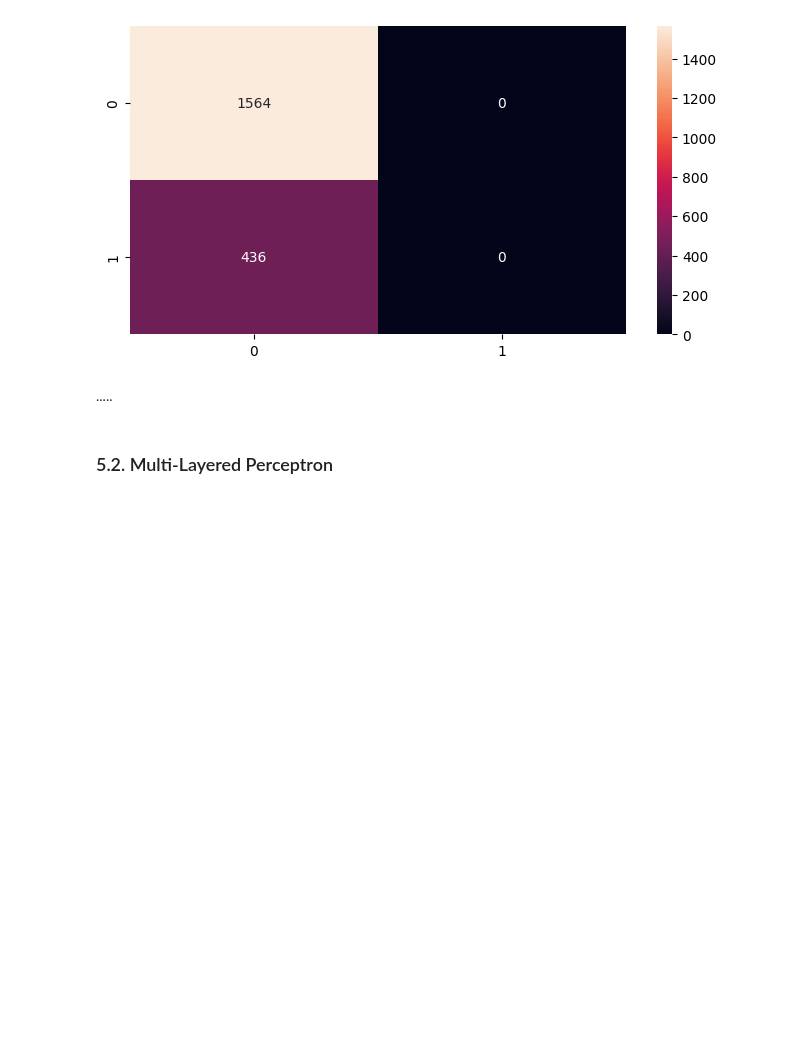
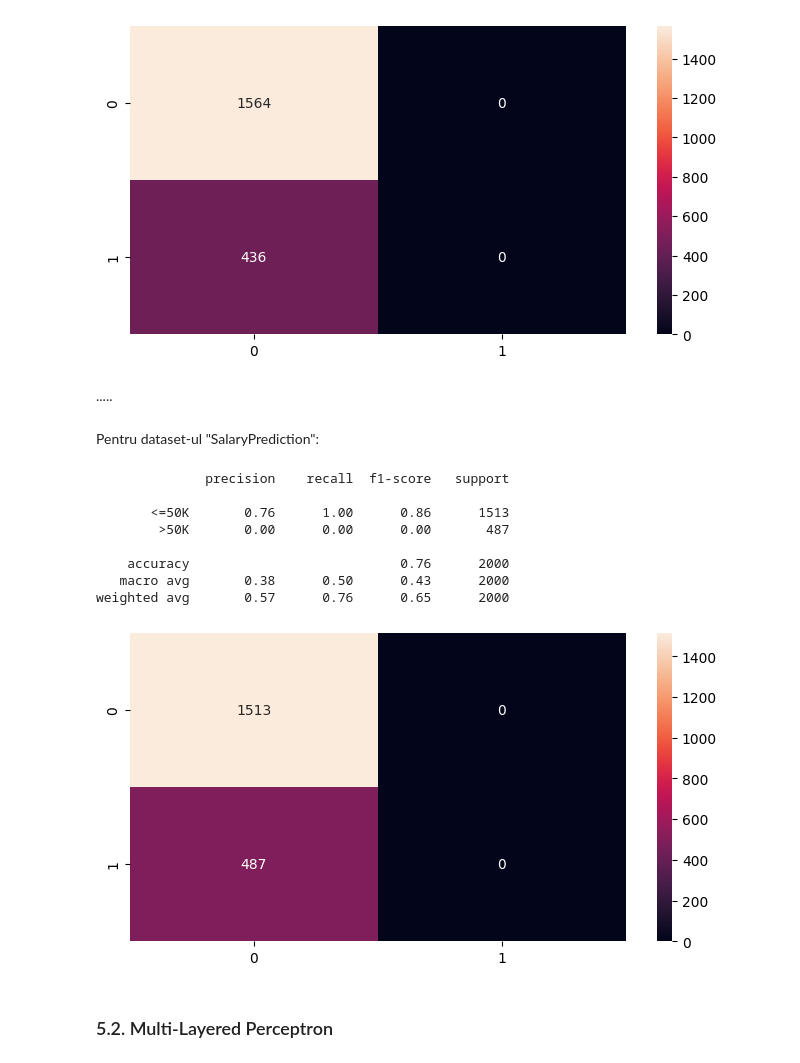
Before and after one commit to AlexLicuriceanu/inteligenta-artificiala, a Jupyter notebook: tema2-ml-aplicat/predictions.ipynb, the cells around one changed output. Cells and saved outputs as stored; diff of their text form; code cells hidden in the pictures; blank space fills up the shorter version.

```diff
--- a/tema2-ml-aplicat/predictions.ipynb
+++ b/tema2-ml-aplicat/predictions.ipynb
@@ -513,3 +482,11 @@ memory usage: 1.3+ MB
+# %%
+sp_X_train, sp_y_train, sp_X_test, sp_y_test = split_features(sp_train_df, sp_test_df, 'money')
+
+categorical_columns = sp_X_train.select_dtypes(exclude=['number']).columns
+
+ordinal_encoder = OrdinalEncoder()
+sp_X_train[categorical_columns] = ordinal_encoder.fit_transform(sp_X_train[categorical_columns])
+sp_X_test[categorical_columns] = ordinal_encoder.fit_transform(sp_X_test[categorical_columns])
 # %% [markdown]
 ### 5.1. Arbori de decizie
 # %% [markdown]
@@ -596,11 +543,6 @@ weighted avg       0.82      0.83      0.82      2000
 # %% [markdown]
 #### 5.1.2. Implementare bazata pe codul din laborator
 # %%
-
-from copy import deepcopy
-from graphviz import Digraph
-
-
 class DecisionTreeNode:
     def __init__(self,
                  feature = None,
@@ -658,13 +600,7 @@ class DecisionTree:
         return max(gains, key=gains.get) if gains else None
 
 
-    def _generate_tree(self,
-                       parent_node: DecisionTreeNode | None,
-                       X: pd.DataFrame,
-                       y: pd.Series,
-                       feature_list: list[str],
-                       select_feature_func):
-
+    def _generate_tree(self, parent_node: DecisionTreeNode | None, X: pd.DataFrame, y: pd.Series, feature_list: list[str], select_feature_func):
         feature_list = deepcopy(feature_list)
 
         node = DecisionTreeNode()
@@ -753,6 +688,25 @@ weighted avg       0.61      0.78      0.69      2000
 [figure]
 # %% [markdown]
 .....
+# %% [markdown]
+Pentru dataset-ul "SalaryPrediction":
+# %%
+sp_id3_dtc = DecisionTree(max_depth=100, min_samples_per_node=60)
+
+sp_id3_dtc.fit(sp_X_train, sp_y_train)
+sp_id3_y_pred = sp_id3_dtc.predict(sp_X_test)
+
+print_metrics(sp_y_test, sp_id3_y_pred)
+# %% [output]
+              precision    recall  f1-score   support
+
+       <=50K       0.76      1.00      0.86      1513
+        >50K       0.00      0.00      0.00       487
+
+    accuracy                           0.76      2000
+   macro avg       0.38      0.50      0.43      2000
+weighted avg       0.57      0.76      0.65      2000
+[figure, added]
 # %% [markdown]
 ### 5.2. Multi-Layered Perceptron
 # %% [markdown]
```
Also changed, not shown: parts of 47 cells of this notebook, 2 other files.
